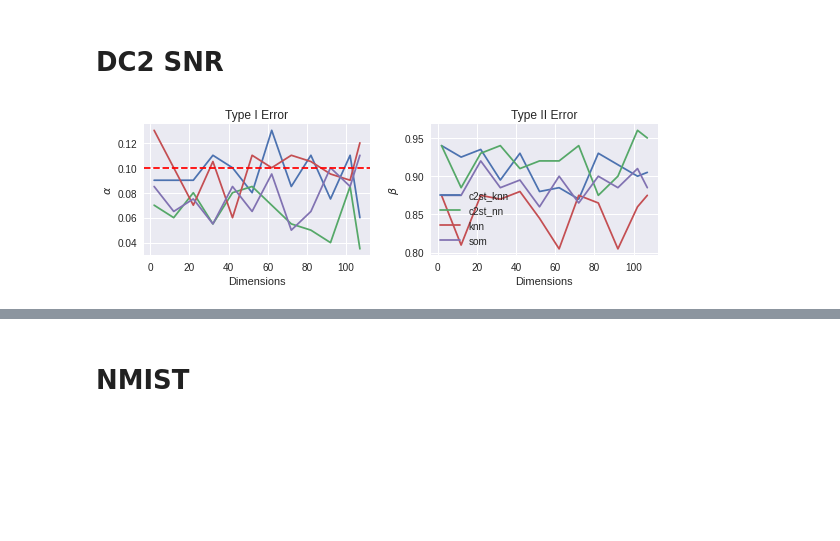
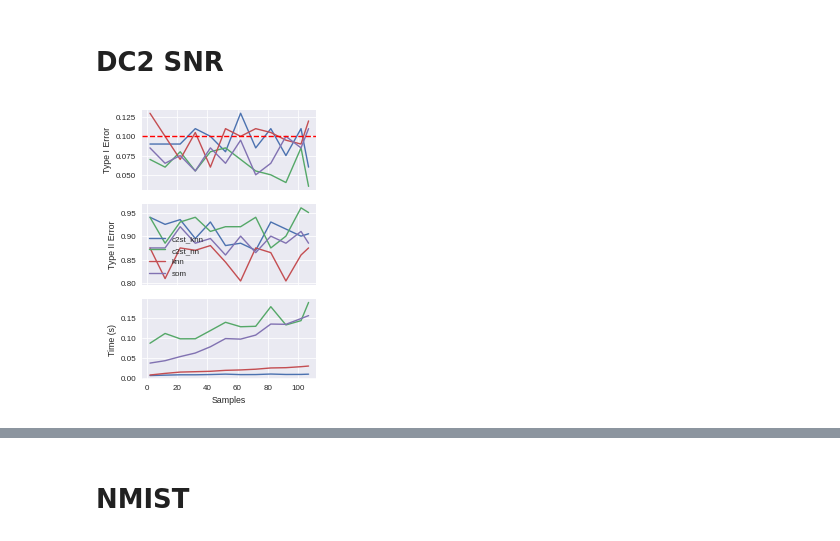
Before and after one commit to ayllon/SOMA, a Jupyter notebook: notebooks/tests_dimensionality.ipynb, the cells around one changed output, grey strips where cells are left out. Cells and saved outputs as stored; diff of their text form; code cells hidden in the pictures; blank space fills up the shorter version.

```diff
--- a/notebooks/tests_dimensionality.ipynb
+++ b/notebooks/tests_dimensionality.ipynb
@@ -4,11 +4,12 @@ import warnings
 
 import matplotlib.pyplot as plt
 import numpy as np
+import pandas
 
 warnings.simplefilter("ignore")
 
 plt.style.use('seaborn')
-plt.style.use('seaborn-notebook')
+plt.style.use('seaborn-paper')
 
 from soma.generators.nmist import NmistGenerator
 from soma.generators.normal import MultivariateNormalGenerator
@@ -56,10 +53,11 @@ dc2_time_fig.savefig(os.path.join(plot_dir, 'dc2_mag_time_dim.eps'))
 # %%
 dc2_snr = DC2Generator(snr=10)
 # %%
-dc2_snr_results = stat_errors_vs_dimension(dc2_snr, dc2, tests, alpha=significance, samples=samples, repeat=repeat, step=10)
-dc2_snr_results.to_csv('../results/dimensionality/dc2_snr_dim.csv')
+#dc2_snr_results = stat_errors_vs_dimension(dc2_snr, dc2, tests, alpha=significance, samples=samples, repeat=repeat, step=10)
+#dc2_snr_results.to_csv('../results/dimensionality/dc2_snr_dim.csv')
+dc2_snr_results = pandas.read_csv('../results/dimensionality/dc2_snr_dim.csv', index_col=[0, 1])
 # %%
-dc2_snr_fig = plot_errors(dc2_snr_results)
-dc2_snr_fig.savefig(os.path.join(plot_dir, 'dc2_snr_power_dim.eps'))
+dc2_snr_fig = plot_errors(dc2_snr_results, show_time=True)
+dc2_snr_fig.savefig(os.path.join(plot_dir, 'dc2_snr_power_dim.eps'), bbox_inches='tight')
 # %% [output]
-[figure, old version]
+[figure, new version]
```
Also changed, not shown: parts of 19 cells of this notebook, 3 other files.
